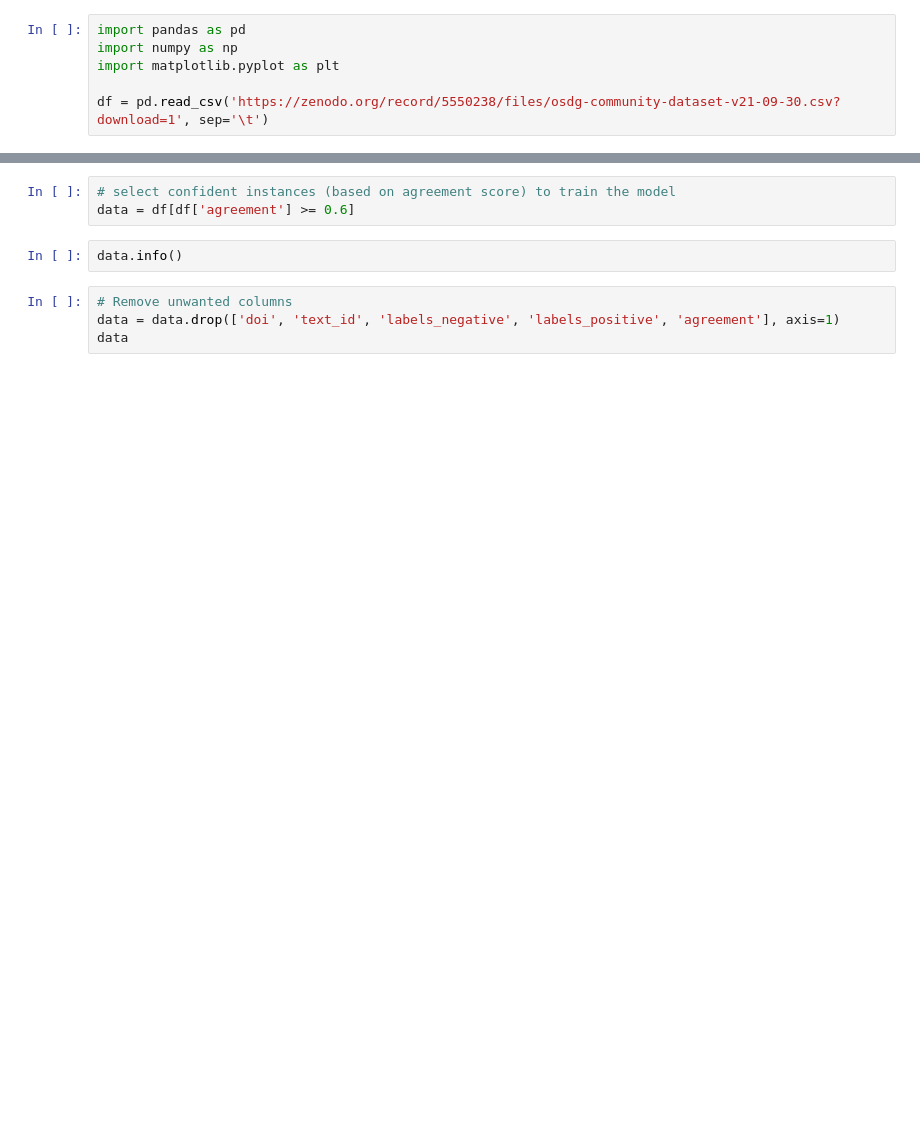
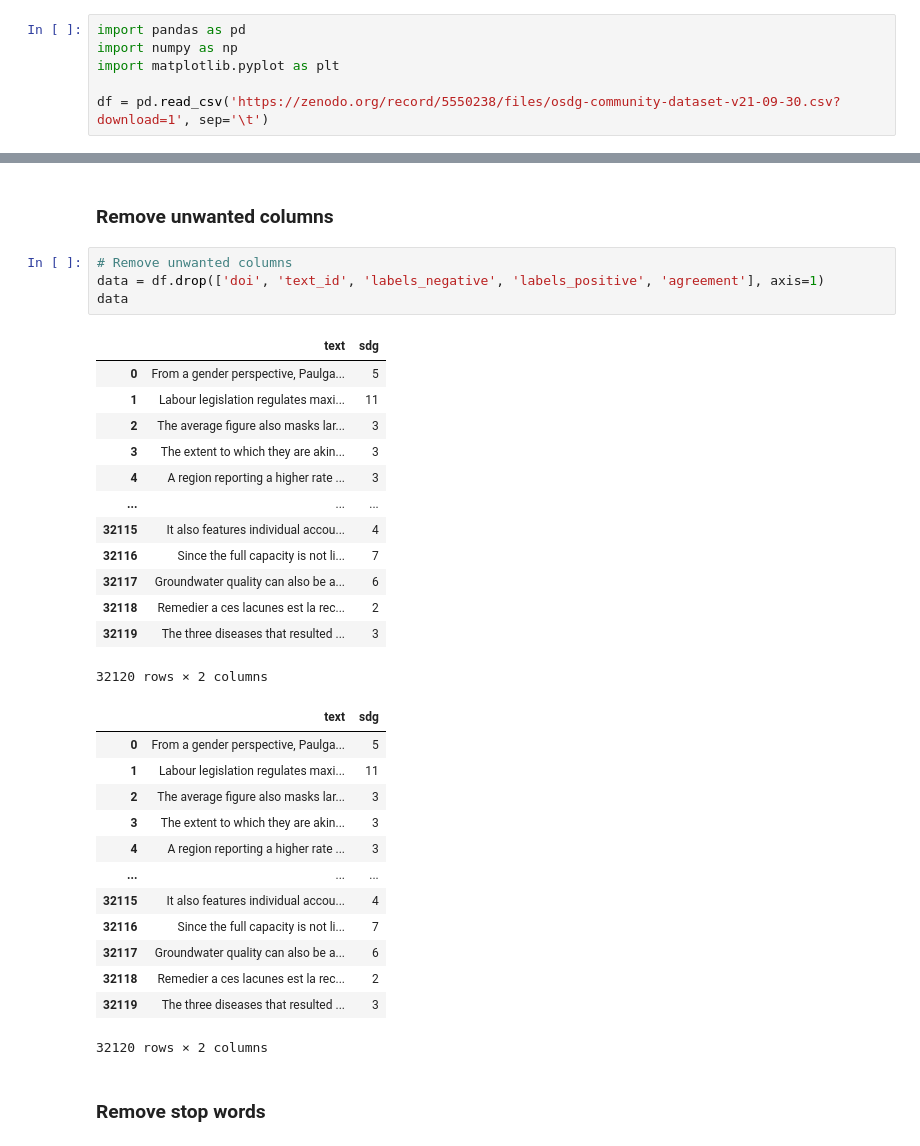
Before and after one commit to johnnyqjy/data245, a Jupyter notebook: data.ipynb, the cells around one changed output, grey strips where cells are left out. Drawn from its saved outputs; the diff is of its cells as text; blank space fills up the shorter version.

```diff
--- a/data.ipynb
+++ b/data.ipynb
@@ -11,9 +41,35 @@ df.info()
-# %%
-# select confident instances (based on agreement score) to train the model
-data = df[df['agreement'] >= 0.6]
-# %%
-data.info()
+# %% [markdown]
+### Remove unwanted columns
 # %%
 # Remove unwanted columns
-data = data.drop(['doi', 'text_id', 'labels_negative', 'labels_positive', 'agreement'], axis=1)
+data = df.drop(['doi', 'text_id', 'labels_negative', 'labels_positive', 'agreement'], axis=1)
 data
+# %% [output]
+|  | text | sdg |
+| 0 | From a gender perspective, Paulga... | 5 |
+| 1 | Labour legislation regulates maxi... | 11 |
+| 2 | The average figure also masks lar... | 3 |
+| 3 | The extent to which they are akin... | 3 |
+| 4 | A region reporting a higher rate ... | 3 |
+| ... | ... | ... |
+| 32115 | It also features individual accou... | 4 |
+| 32116 | Since the full capacity is not li... | 7 |
+| 32117 | Groundwater quality can also be a... | 6 |
+| 32118 | Remedier a ces lacunes est la rec... | 2 |
+| 32119 | The three diseases that resulted ... | 3 |
+32120 rows × 2 columns
+|  | text | sdg |
+| 0 | From a gender perspective, Paulga... | 5 |
+| 1 | Labour legislation regulates maxi... | 11 |
+| 2 | The average figure also masks lar... | 3 |
+| 3 | The extent to which they are akin... | 3 |
+| 4 | A region reporting a higher rate ... | 3 |
+| ... | ... | ... |
+| 32115 | It also features individual accou... | 4 |
+| 32116 | Since the full capacity is not li... | 7 |
+| 32117 | Groundwater quality can also be a... | 6 |
+| 32118 | Remedier a ces lacunes est la rec... | 2 |
+| 32119 | The three diseases that resulted ... | 3 |
+32120 rows × 2 columns
+# %% [markdown]
+### Remove stop words
```
Also changed, not shown: parts of 23 cells of this notebook.
